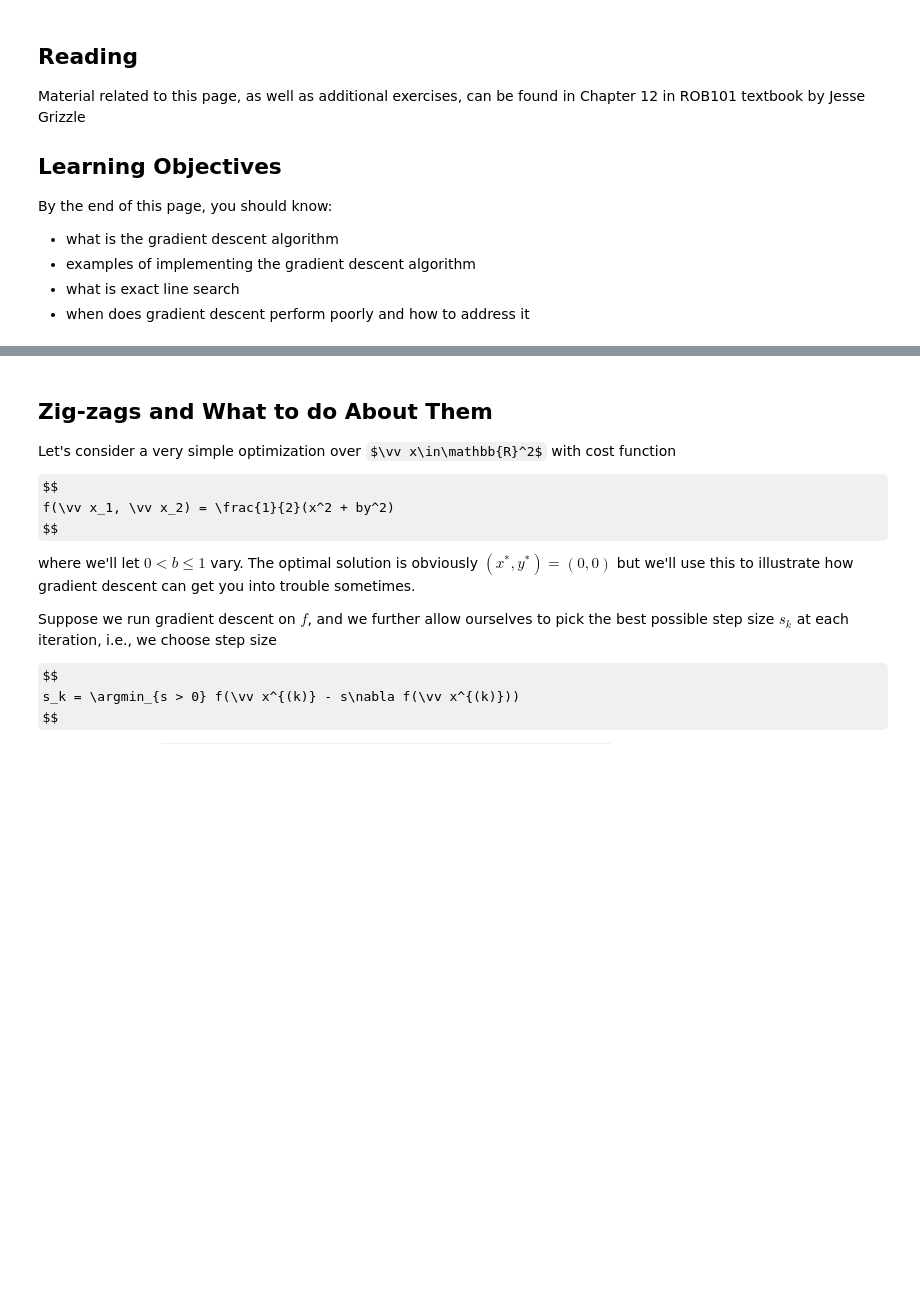
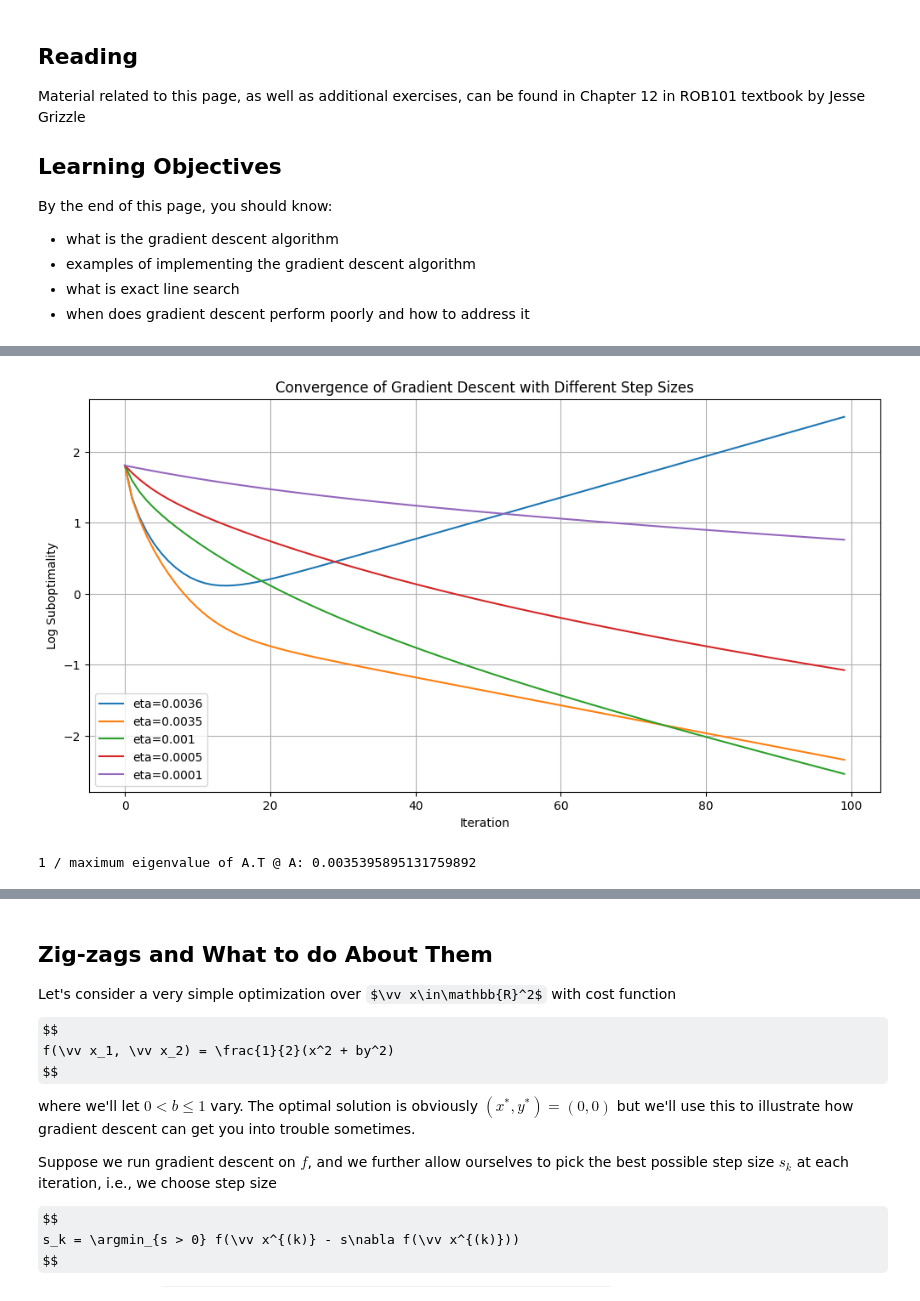
Before and after one commit to nikolaimatni/ese-2030, a Jupyter notebook: 12_Ch_13_Optimization/142-Gradient_Descent.ipynb, the cells around one changed output, grey strips where cells are left out. Saved outputs shown, nothing was run; the diff lists cells and outputs as text; code cells hidden in the pictures; some formulas as TeX source; blank space fills up the shorter version.

Commit message:
gradient descent step sizes python break

```diff
--- a/12_Ch_13_Optimization/142-Gradient_Descent.ipynb
+++ b/12_Ch_13_Optimization/142-Gradient_Descent.ipynb
@@ -111,0 +120,57 @@ at rate $\left(\frac{1}{2}\right)^k$.
+# %%
+import numpy as np
+import matplotlib.pyplot as plt
+
+# Generate random matrix A and vector b
+np.random.seed(42)
+A = np.random.randn(100, 50)
+b = np.random.randn(100)
+
+# Objective function: ||Ax - b||^2
+def objective_function(x):
+    return np.linalg.norm(A @ x - b) ** 2
+
+# Gradient of the objective function
+def gradient(x):
+    return 2 * A.T @ (A @ x - b)
+
+# Gradient descent function
+def gradient_descent(A, b, eta, num_iterations):
+    x = np.zeros(A.shape[1])  # Initialize x to zero
+    obj_values = []
+    f_star = objective_function(np.linalg.pinv(A) @ b)  # Best achievable value (for log suboptimality)
+
+    for _ in range(num_iterations):
+        obj_values.append(objective_function(x))
+        grad = gradient(x)
+        x -= eta * grad  # Update x using gradient descent
+
+    # Compute log suboptimality
+    log_suboptimality = np.log10(np.array(obj_values) - f_star + 1e-10)  # Small epsilon to avoid log(0)
+
+    return log_suboptimality
+
+# Set number of iterations
+num_iterations = 100
+
+# Define a range of step sizes to try
+etas = [0.0036, 0.0035, 0.001, 0.0005, 0.0001]
+
+# Plot the results for each step size
+plt.figure(figsize=(12, 6))
+
+for eta in etas:
+    log_suboptimality = gradient_descent(A, b, eta, num_iterations)
+    plt.plot(log_suboptimality, label=f'eta={eta}')
+
+plt.xlabel('Iteration')
+plt.ylabel('Log Suboptimality')
+plt.title('Convergence of Gradient Descent with Different Step Sizes')
+plt.legend()
+plt.grid(True)
+plt.show()
+
+print('1 / maximum eigenvalue of A.T @ A:', 1 / max(np.linalg.eig(A.T @ A).eigenvalues))
+# %% [output]
+[figure, added]
+1 / maximum eigenvalue of A.T @ A: 0.0035395895131759892
```
Also changed, not shown: parts of 2 cells of this notebook.
